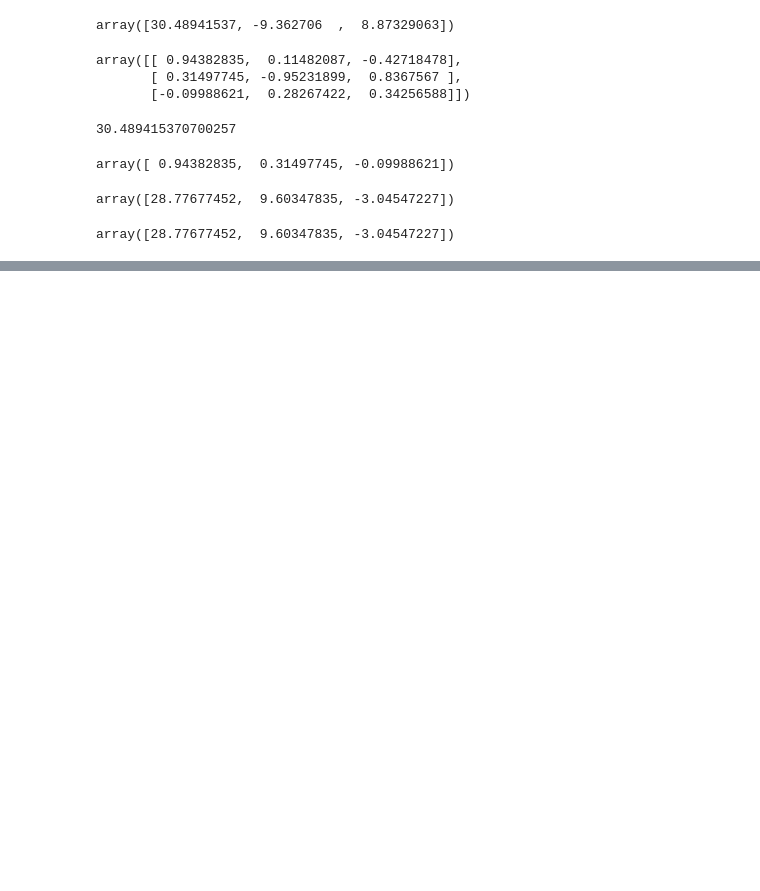
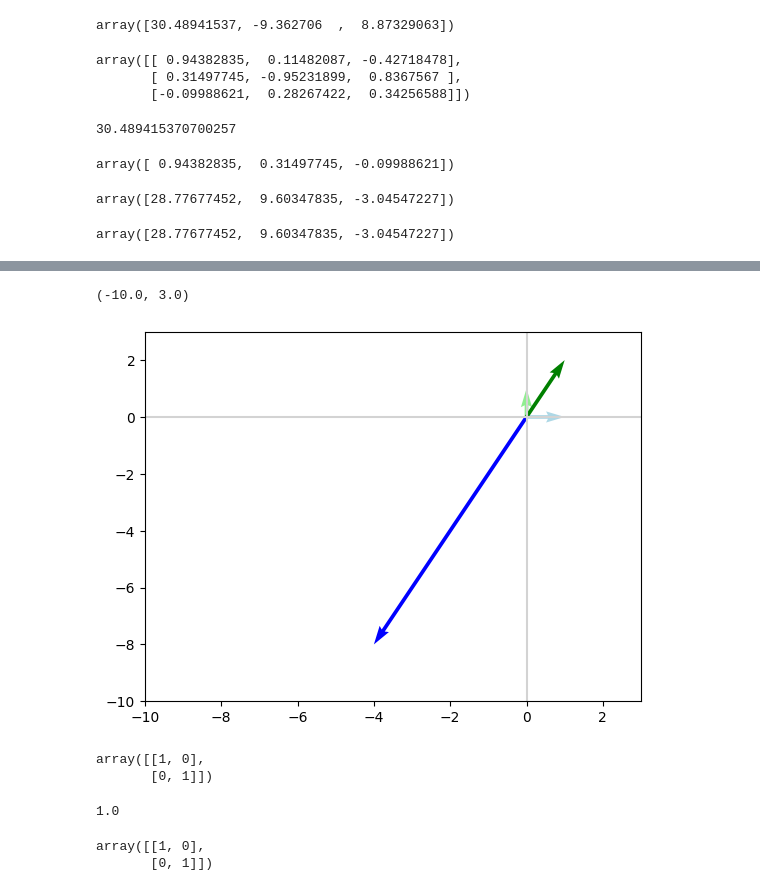
Before and after one commit to Krisho1/Machine-Learning-Foundations-Math-Probability-Statistics-and-Computer-Science-Python-Codes-, a Jupyter notebook: Linerar_Algebra_II_.ipynb, the cells around one changed output, grey strips where cells are left out. Cells and saved outputs as stored; diff of their text form; code cells hidden in the pictures; blank space fills up the shorter version.

```diff
--- a/Linerar_Algebra_II_.ipynb
+++ b/Linerar_Algebra_II_.ipynb
@@ -238,0 +252,3 @@ array([28.77677452,  9.60347835, -3.04547227])
+# %%
+X_det1 = np.array([[-4,1],[-8,2]])
+X_det1
@@ -238,0 +336,22 @@ array([28.77677452,  9.60347835, -3.04547227])
+# %%
+plot_vectors([vecotrfy(I_det,0),vecotrfy(I_det,1),vecotrfy(X_det1I_det,0),vecotrfy(X_det1I_det,1)],['lightblue','lightgreen','blue','green'])
+plt.xlim(-10,3)
+plt.ylim(-10,3)
+# %% [output]
+(-10.0, 3.0)
+[figure, added]
+# %%
+I
+# %% [output]
+array([[1, 0],
+       [0, 1]])
+# %%
+np.linalg.det(I)
+# %% [output]
+1.0
+# %%
+II_det = np.dot(I,I_det)
+II_det
+# %% [output]
+array([[1, 0],
+       [0, 1]])
```
Also changed, not shown: parts of 30 cells of this notebook.
